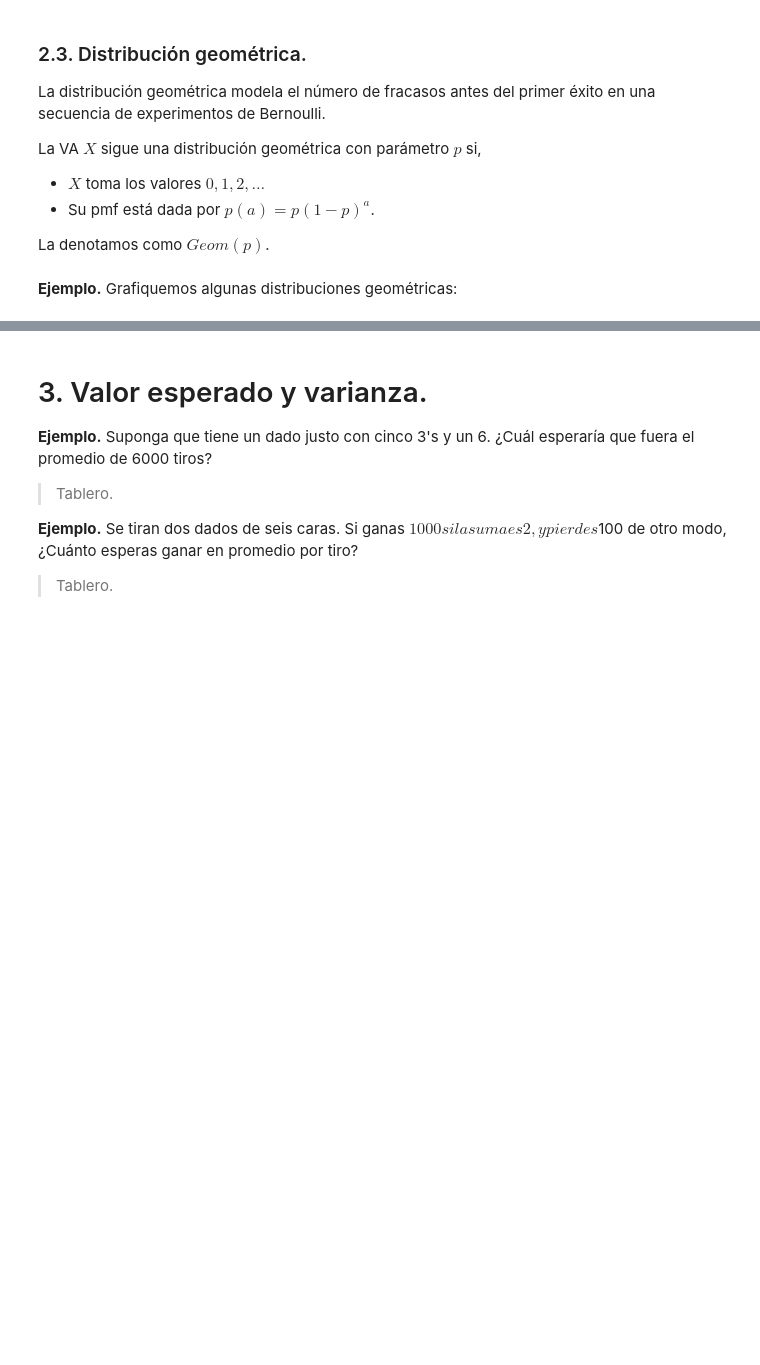
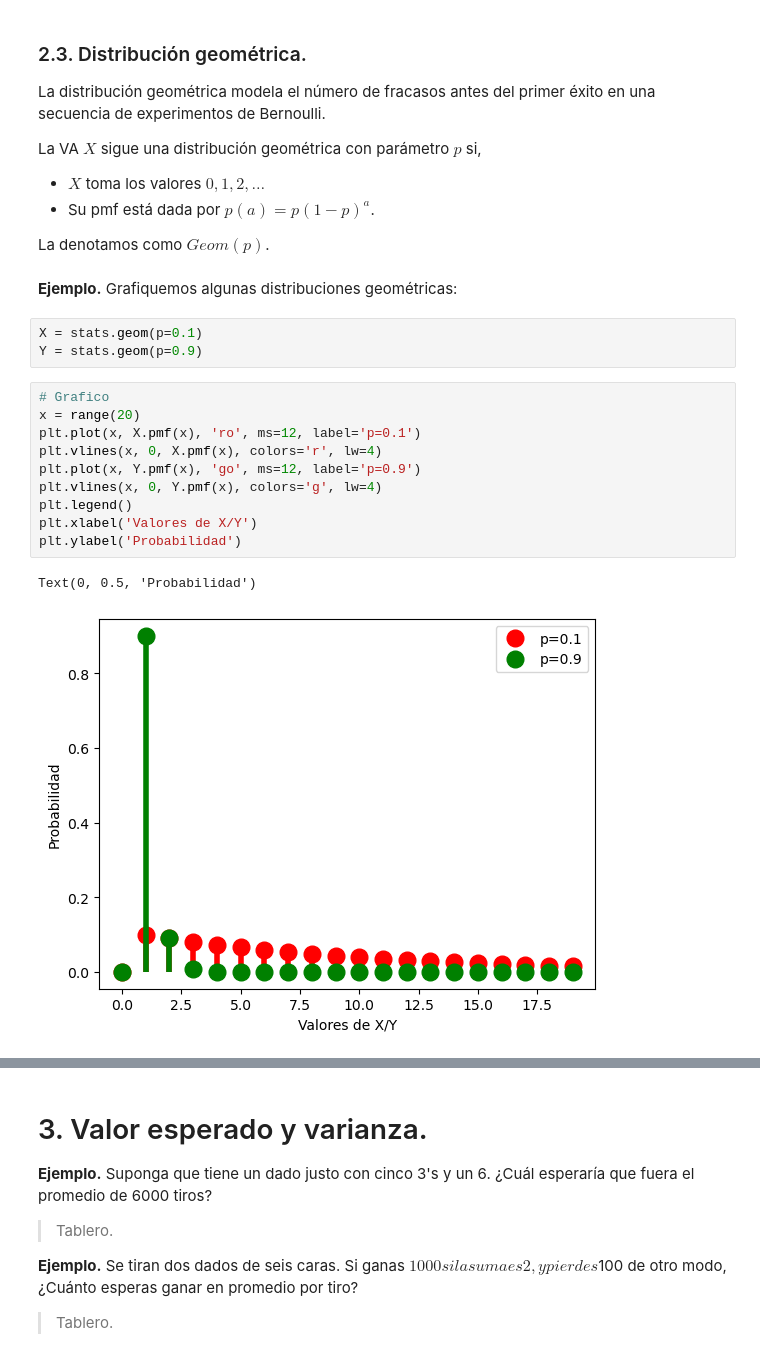
Before and after one commit to esjimenezro/mebo2024, a Jupyter notebook: modulo1/tema2/2-variables-aleatorias-discretas.ipynb, the cells around one changed output, grey strips where cells are left out. Cells and saved outputs as stored; diff of their text form; blank space fills up the shorter version.

```diff
--- a/modulo1/tema2/2-variables-aleatorias-discretas.ipynb
+++ b/modulo1/tema2/2-variables-aleatorias-discretas.ipynb
@@ -197,3 +235,19 @@ La VA $X$ sigue una distribución geométrica con parámetro $p$ si,
 La denotamos como $Geom(p)$.
 # %% [markdown]
 **Ejemplo.** Grafiquemos algunas distribuciones geométricas:
+# %%
+X = stats.geom(p=0.1)
+Y = stats.geom(p=0.9)
+# %%
+# Grafico
+x = range(20)
+plt.plot(x, X.pmf(x), 'ro', ms=12, label='p=0.1')
+plt.vlines(x, 0, X.pmf(x), colors='r', lw=4)
+plt.plot(x, Y.pmf(x), 'go', ms=12, label='p=0.9')
+plt.vlines(x, 0, Y.pmf(x), colors='g', lw=4)
+plt.legend()
+plt.xlabel('Valores de X/Y')
+plt.ylabel('Probabilidad')
+# %% [output]
+Text(0, 0.5, 'Probabilidad')
+[figure, added]
```
Also changed, not shown: parts of 19 cells of this notebook.
